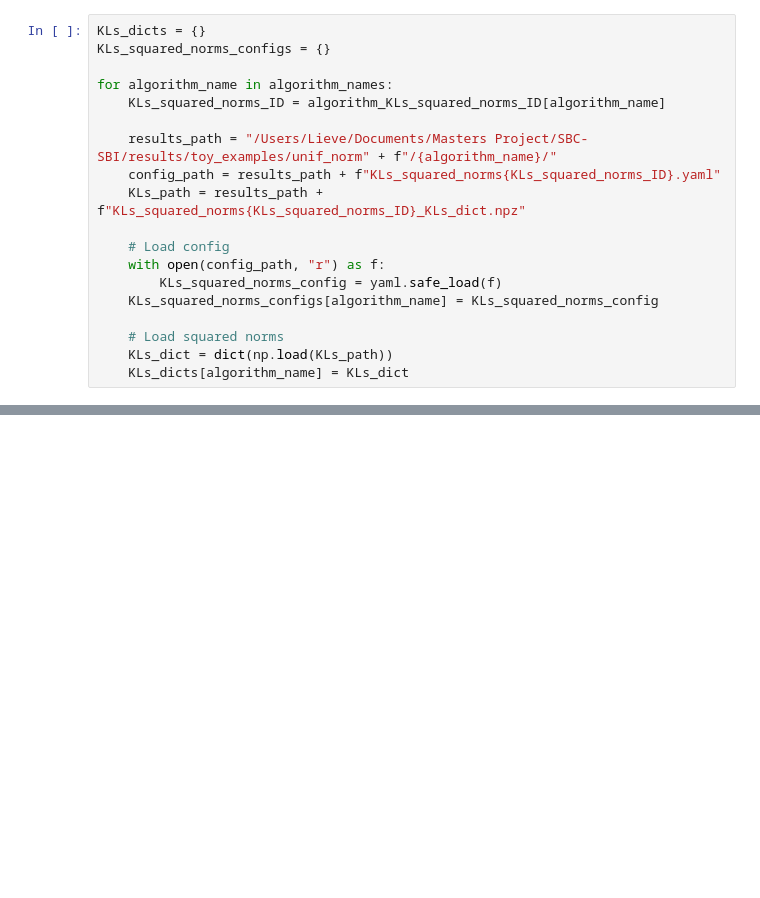
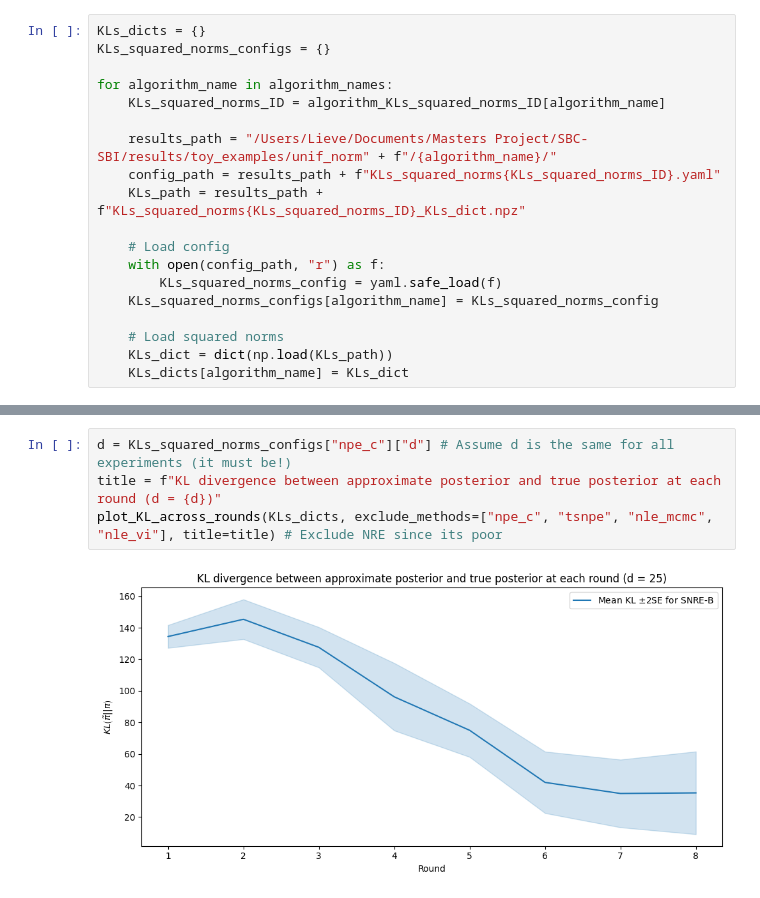
Before and after one commit to kaisamaroo/SBC-SBI, a Jupyter notebook: notebooks/toy_examples/unif_norm/KLs_across_rounds.ipynb, the cells around one changed output, grey strips where cells are left out. Cells and saved outputs as stored; diff of their text form; blank space fills up the shorter version.

```diff
--- a/notebooks/toy_examples/unif_norm/KLs_across_rounds.ipynb
+++ b/notebooks/toy_examples/unif_norm/KLs_across_rounds.ipynb
@@ -116,0 +130,6 @@ plot_KL_across_rounds(KLs_dicts, exclude_methods=["nre"])
+# %%
+d = KLs_squared_norms_configs["npe_c"]["d"] # Assume d is the same for all experiments (it must be!)
+title = f"KL divergence between approximate posterior and true posterior at each round (d = {d})"
+plot_KL_across_rounds(KLs_dicts, exclude_methods=["npe_c", "tsnpe", "nle_mcmc", "nle_vi"], title=title) # Exclude NRE since its poor
+# %% [output]
+[figure, added]
```
Also changed, not shown: parts of 3 cells of this notebook, 6 other files.
